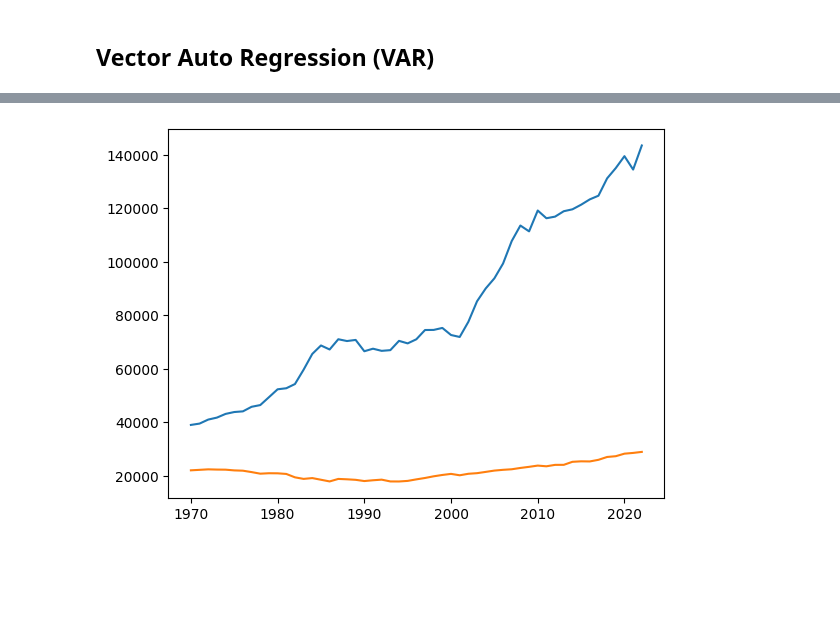
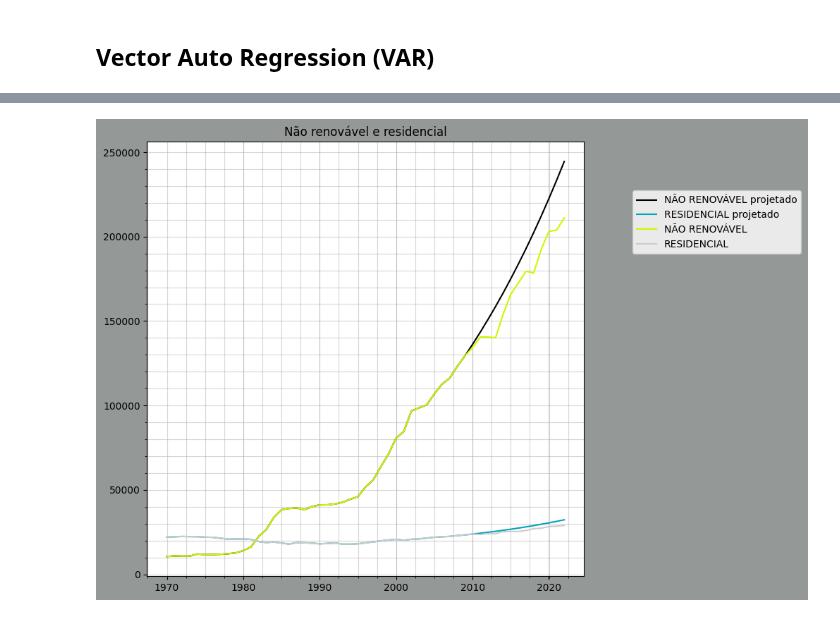
Before and after one commit to scrrpfv/projeto-ip, a Jupyter notebook: Analises/projecao.ipynb, the cells around one changed output, grey strips where cells are left out. Cells and saved outputs as stored; diff of their text form; code cells hidden in the pictures; blank space fills up the shorter version.

```diff
--- a/Analises/projecao.ipynb
+++ b/Analises/projecao.ipynb
@@ -42,6 +17,4 @@ plt.show()
-# %%
-plt.plot(df[0]['RENOVÁVEL'])
-plt.plot(df['Consumo_Final_por_Setor']['RESIDENCIAL'])
-plt.show()
-# %% [output]
-[figure, removed]
+# %%
+resultado1 = df.projection_var(40, [(0, 'NÃO RENOVÁVEL'), ('Consumo_Final_por_Setor', 'RESIDENCIAL')], 'Não renovável e residencial')
+# %% [output]
+[figure, added]
```
Also changed, not shown: parts of 12 cells of this notebook, 1 other file.
